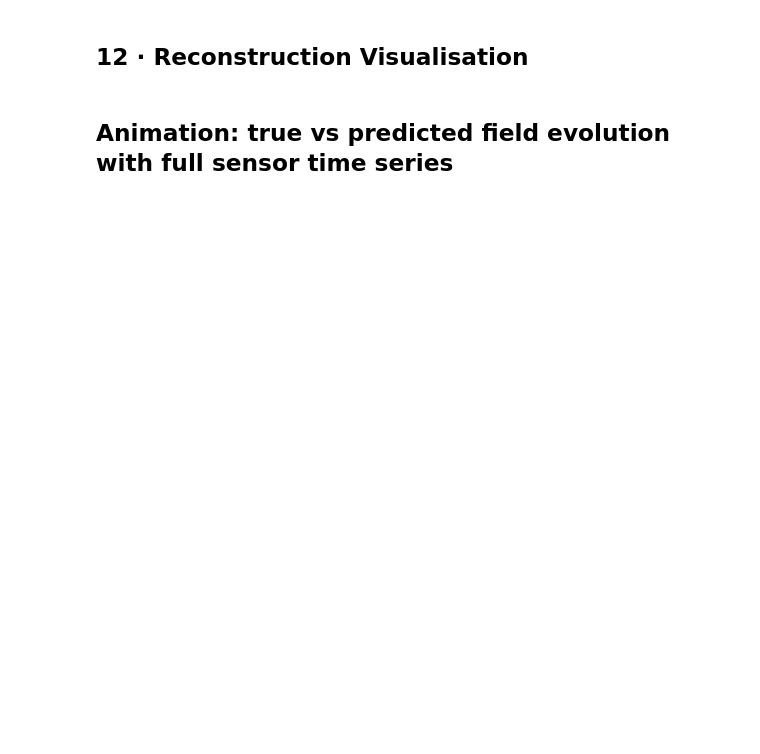
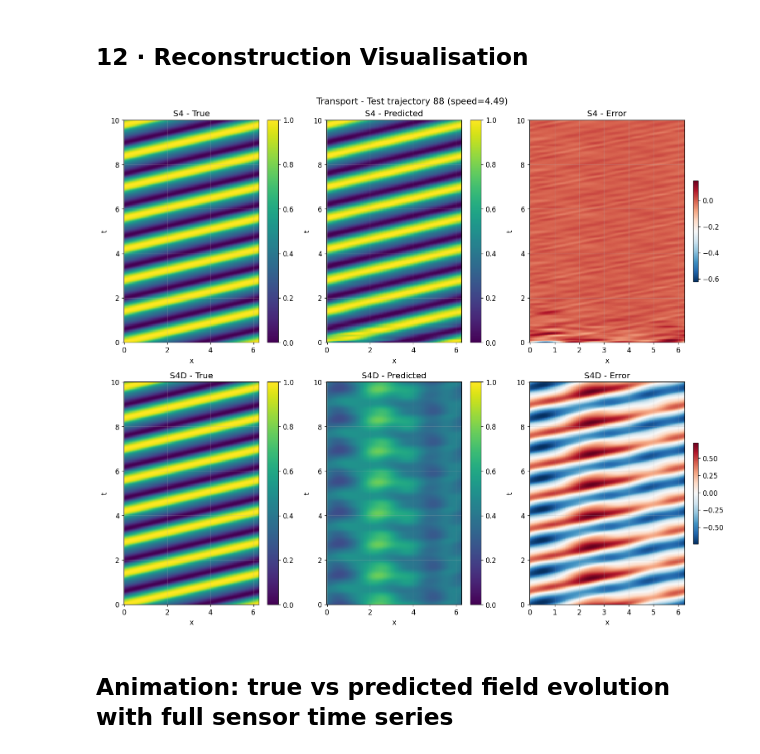
Before and after one commit to MarksandNTNU/NCD-ROM-PI, a Jupyter notebook: notebooks/transport_ssm.ipynb, the cells around one changed output. Saved outputs shown, nothing was run; the diff lists cells and outputs as text; code cells hidden in the pictures; blank space fills up the shorter version.

```diff
--- a/notebooks/transport_ssm.ipynb
+++ b/notebooks/transport_ssm.ipynb
@@ -652,31 +662,45 @@ for name, model in [('S4', s4_model), ('S4D', s4d_model), ('Mamba', mamba_model)
 # %% [markdown]
 ## 12 · Reconstruction Visualisation
 # %%
-ti = 0  # test trajectory index
+ti = np.random.choice(n_test)
 
-fig, axes = plt.subplots(3, 2, figsize=(14, 12))
-fig.suptitle(f'Transport - Test trajectory {ti} (speed={speeds[n_train+ti]:.2f})', fontsize=14)
+fig, axes = plt.subplots(2, 3, figsize=(14, 12))
+fig.suptitle(f'Transport - Test trajectory {ti} (speed={speeds[n_train + ti]:.2f})', fontsize=14)
 
-for row, (name, model) in enumerate([('S4', s4_model), ('S4D', s4d_model), ('Mamba', mamba_model)]):
-    yp_sc  = predict(model, X_test[ti:ti+1])   # (1, Nt, n_modes)
-    yp_un  = scaler.inverse_transform(yp_sc.reshape(-1, n_modes)).reshape(Nt, n_modes)
-    field_pred = yp_un @ Phi.T                   # (Nt, Nx)
-    field_true = snaps_test[ti]                   # (Nt, Nx)
+x_meshgrid, t_meshgrid = np.meshgrid(x, t_grid)
+for row, (name, model) in enumerate([('S4', s4_model), ('S4D', s4d_model)]):
+    yp_sc = predict(model, X_test[ti:ti + 1])
+    yp_un = scaler.inverse_transform(yp_sc.reshape(-1, n_modes)).reshape(Nt, n_modes)
+    field_pred = yp_un @ Phi.T
+    field_true = snaps_test[ti]
 
     ax_t = axes[row, 0]
     ax_p = axes[row, 1]
+    ax_e = axes[row, 2]
     vmin, vmax = field_true.min(), field_true.max()
 
-    im_t = ax_t.pcolormesh(x_grid, t_grid, field_true, shading='auto', vmin=vmin, vmax=vmax)
-    ax_t.set_title(f'{name} - True'); ax_t.set_xlabel('x'); ax_t.set_ylabel('t')
+    im_t = ax_t.pcolormesh(x_meshgrid, t_meshgrid, field_true, shading='auto', vmin=vmin, vmax=vmax)
+    ax_t.set_title(f'{name} - True')
+    ax_t.set_xlabel('x')
+    ax_t.set_ylabel('t')
     plt.colorbar(im_t, ax=ax_t)
 
-    im_p = ax_p.pcolormesh(x_grid, t_grid, field_pred, shading='auto', vmin=vmin, vmax=vmax)
-    ax_p.set_title(f'{name} - Predicted'); ax_p.set_xlabel('x'); ax_p.set_ylabel('t')
+    im_p = ax_p.pcolormesh(x_meshgrid, t_meshgrid, field_pred, shading='auto', vmin=vmin, vmax=vmax)
+    ax_p.set_title(f'{name} - Predicted')
+    ax_p.set_xlabel('x')
+    ax_p.set_ylabel('t')
     plt.colorbar(im_p, ax=ax_p)
+
+    im_e = ax_e.pcolormesh(x_meshgrid, t_meshgrid, field_pred - field_true, shading='auto', cmap='RdBu_r')
+    ax_e.set_title(f'{name} - Error')
+    ax_e.set_xlabel('x')
+    ax_e.set_ylabel('t')
+    plt.colorbar(im_e, ax=ax_e, fraction=0.03)
 
 plt.tight_layout()
 plt.show()
+# %% [output]
+[figure, added]
 # %% [markdown]
 ## Animation: true vs predicted field evolution with full sensor time series
 # %%
```
Also changed, not shown: parts of 17 cells of this notebook, 7 other files.
